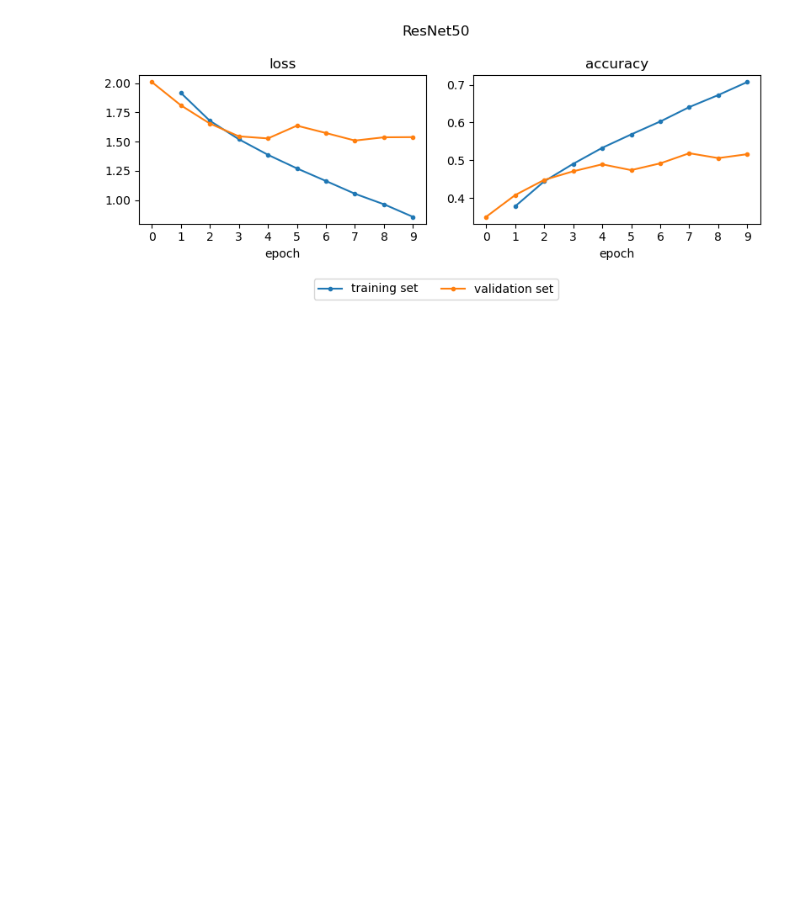
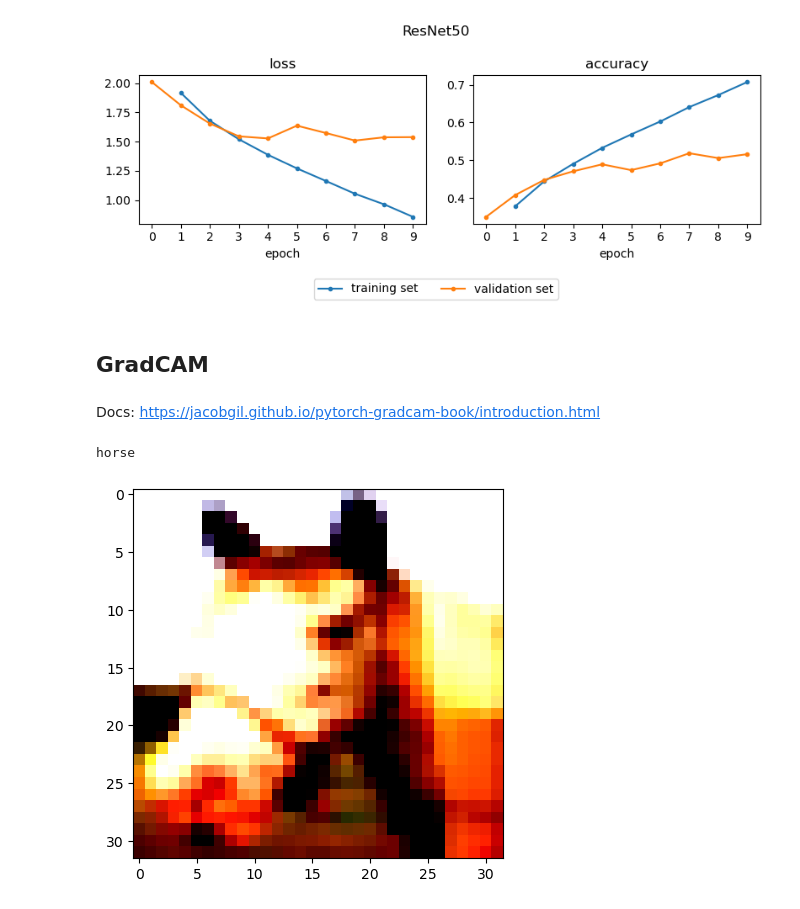
Before and after one commit to MNetanel/dl_project_cnn_attention, a Jupyter notebook: deep-course-project.ipynb, the cells around one changed output. Cells and saved outputs as stored; diff of their text form; code cells hidden in the pictures; blank space fills up the shorter version.

Commit message:
Added GradCAM

```diff
--- a/deep-course-project.ipynb
+++ b/deep-course-project.ipynb
@@ -300,3 +300,7 @@ def make_plots(logging_dict, model_name, avg_train=True):
 make_plots(resnet_logging_dict, 'ResNet50', avg_train=True)
 # %% [output]
 [figure]
+# %% [markdown]
+## GradCAM
+# %% [markdown]
+Docs: https://jacobgil.github.io/pytorch-gradcam-book/introduction.html
@@ -302,0 +312,10 @@ make_plots(resnet_logging_dict, 'ResNet50', avg_train=True)
+# %%
+classes_names = {i: c for i, c in enumerate (('airplane', 'automobile', 'bird', 'cat', 'deer',
+                                              'dog', 'frog', 'horse', 'ship', 'truck',))}
+# %%
+img, label = cifar10['train'][np.random.randint(350)]
+plt.imshow(torch.permute(img, (1, 2, 0)))
+print(classes_names[label] + '\n')
+# %% [output]
+horse
+[figure, added]
```
Also changed, not shown: parts of 3 cells of this notebook.
